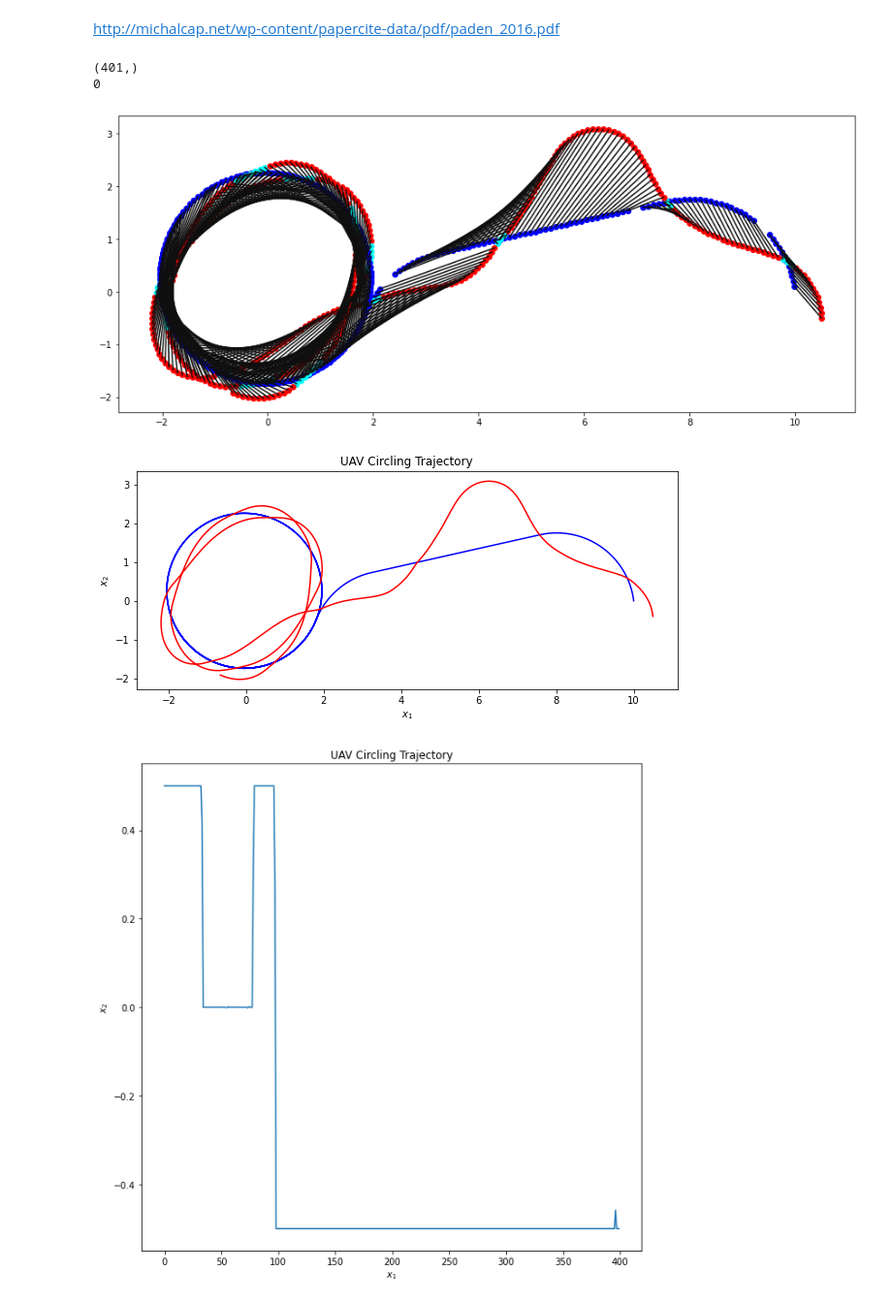
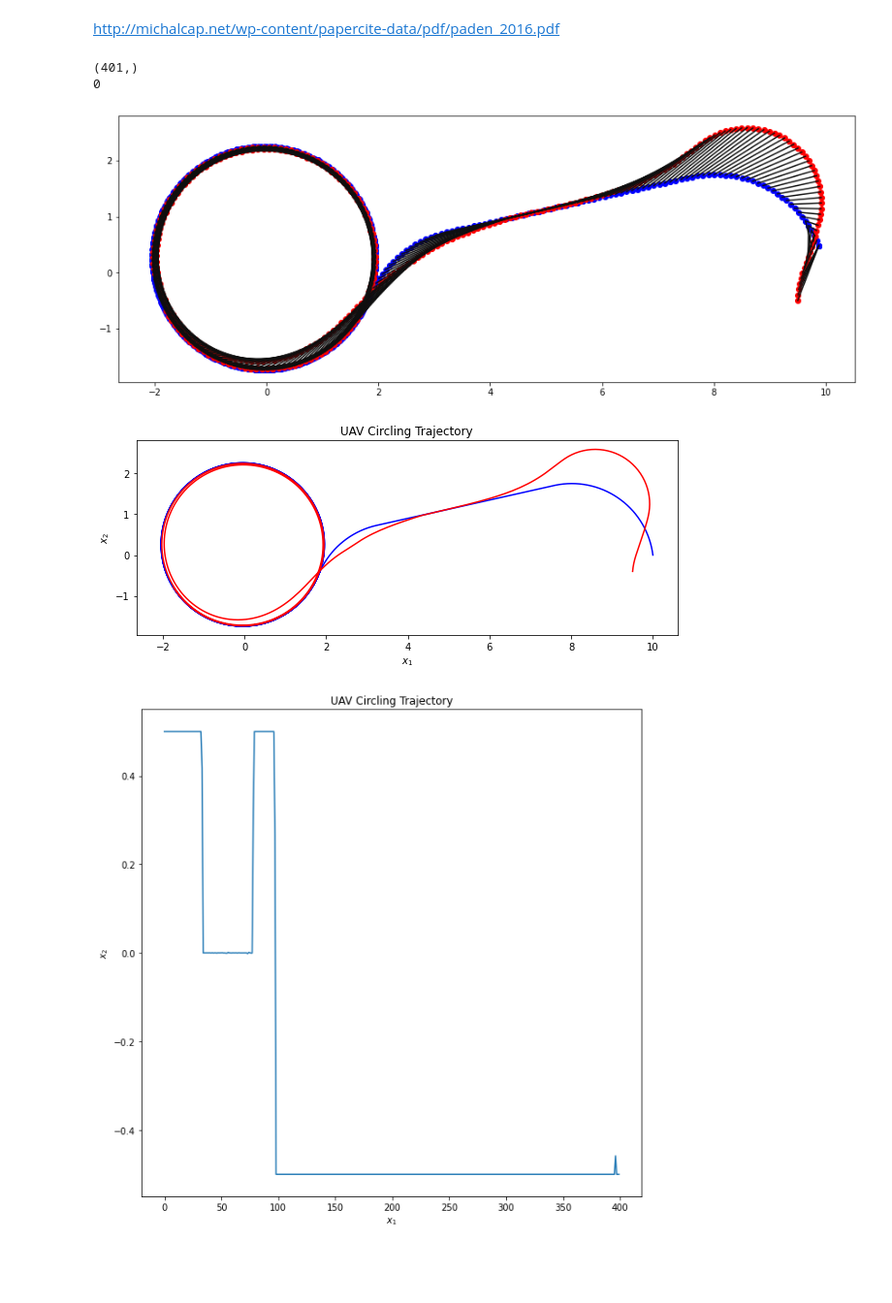
Before and after one commit to deliastephens/dubins, a Jupyter notebook: test.ipynb, the cells around one changed output. Shown at 97% size. Saved outputs shown, nothing was run; the diff lists cells and outputs as text; code cells hidden in the pictures; blank space fills up the shorter version.

```diff
--- a/test.ipynb
+++ b/test.ipynb
@@ -47,56 +47,60 @@ http://michalcap.net/wp-content/papercite-data/pdf/paden_2016.pdf
 # %%
 dt = 0.1
 k = 1
-x0 = np.array([10.5, -0.5, np.pi/2.])
+x0 = np.array([9.5, -0.5, np.pi/2.])
 n_points = np.shape(x_opt)[1]
 x_traj = np.zeros(np.shape(x_opt))
 plt.figure(figsize=(15, 15))
 
 x0_long = np.repeat(x0.reshape(3, 1), n_points, axis=1)
 differences = np.linalg.norm(x_opt[:2,:] - x0_long[:2,:], axis=0)
 print(np.shape(differences))
 idx_min_diff = np.argmin(np.linalg.norm(x_opt[:2,:] - x0_long[:2,:], axis=0))
 print(idx_min_diff)
 
-for i in range(n_points-1):
-    x0_long = np.repeat(x0.reshape(3, 1), n_points, axis=1)
-    differences = np.linalg.norm(x_opt[:2,:] - x0_long[:2,:], axis=0)
-    idx_min_diff = np.argmin(differences)
-    almost = False
-    close = False
-#     if differences[idx_min_diff] < 0.1:
-#         close = True
-#         xf = x_opt[:,min(idx_min_diff+1, n_points-1)]
-#         uf = u_opt[min(idx_min_diff, n_points-2)]
-#     else:
-    close = False
-    xf = x_opt[:,i+1]
-    uf = u_opt[i]
+close = False
 
+i = 0
+
+while i < n_points:
+    if not close:
+        x0_long = np.repeat(x0.reshape(3, 1), n_points, axis=1)
+        differences = np.linalg.norm(x_opt[:2,:] - x0_long[:2,:], axis=0)
+        idx_min_diff = np.argmin(differences)
+
+        if differences[idx_min_diff] < 0.1:
+            close = True
+            i = idx_min_diff
+            xf = x_opt[:,min(i+1, n_points-1)]
+            uf = u_opt[min(i, n_points-2)]
+        else:
+            xf = x_opt[:,min(idx_min_diff+5, n_points-1)] # added a lookahead
+            uf = u_opt[min(idx_min_diff+4, n_points-2)]
+    else:
+        xf = x_opt[:,min(i+1, n_points-1)]
+        uf = u_opt[min(i, n_points-2)]
 
     plt.plot([x0[0], xf[0]], [x0[1], xf[1]], c='#0f0f0f')
     plt.scatter(xf[0], xf[1], c='b')
-
-    if almost:
-        plt.scatter(x0[0], x0[1], c='magenta')
-    elif close:
-        plt.scatter(x0[0], x0[1], c='cyan')
-    else:
-        plt.scatter(x0[0], x0[1], c='r')
+    plt.scatter(x0[0], x0[1], c='r')
 
     simulator, dat = lyapunov_simulation(x0, xf, uf, to_point=True)
+
     x0 = dat[:,-1]
     x_traj[:,i] = dat[:,-1]
 
+    i += 1
+
+
 plt.gca().set_aspect('equal')
 # %% [output]
 (401,)
 0
-[figure, old version]
+[figure, new version]
 # %%
 draw_comparison(x_opt[:,:-1], x_traj[:,:-2])
 # %% [output]
-[figure, old version]
+[figure, new version]
 # %%
 plt.figure(figsize=(10, 10))
 fig  = plt.gcf()
```
Also changed, not shown: 1 other file.
